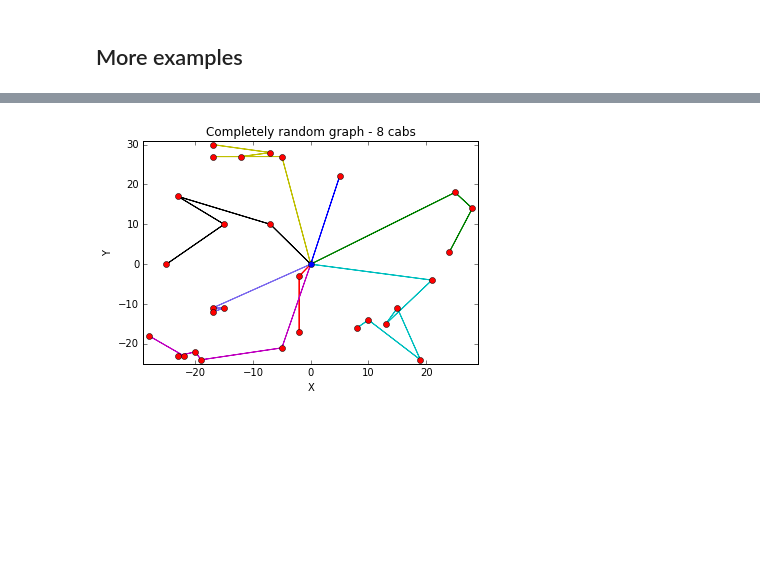
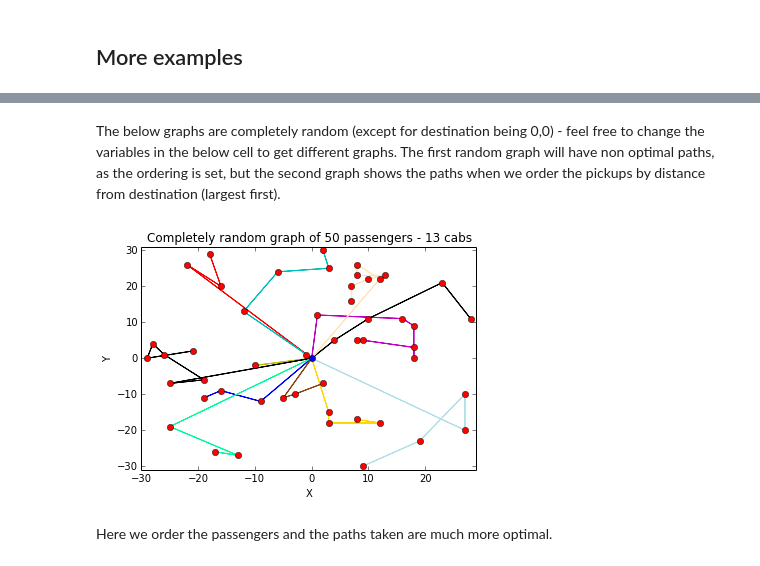
Before and after one commit to misingnoglic/cost-allocation, a Jupyter notebook: cost-allocation.ipynb, the cells around one changed output, grey strips where cells are left out. Saved outputs shown, nothing was run; the diff lists cells and outputs as text; code cells hidden in the pictures; blank space fills up the shorter version.

```diff
--- a/cost-allocation.ipynb
+++ b/cost-allocation.ipynb
@@ -109,7 +137,8 @@ paper is being represented by the code
 
 7. Add an edge from each out/in pair (where the index of the out is less than the index of the in) where the cost is the distance between the two passengers minus L.
 # %%
-def generate_graph(passengers, destination, annotate=False, complete=False):
+def generate_graph(passengers, destination,
+                   annotate=False, complete=False, mistake=False):
     '''
     This code generates the graph described by Raga in section 7.3 steps 1 through 5
     The code is annotated with what it is doing in comments
@@ -152,7 +181,7 @@ def generate_graph(passengers, destination, annotate=False, complete=False):
     # Calculating L
     # passengers + [destination] is the concatonation of the two lists
     L = len(passengers)*max_distance(passengers + [destination]) + 1
-    #L = new_round(L, 2)
+    if annotate: print "L = {}".format(L)
 
     # Step 4
     # We create n edges, one each of cost SuD and capacity 1 from each
@@ -160,6 +189,7 @@ def generate_graph(passengers, destination, annotate=False, complete=False):
     for node in G.nodes(data=True):
         if node[1]['type']=="passenger out":
             cost = distance(destination, (node[1]['x'],node[1]['y']))-L # Calculating SuD
+            if mistake: cost+=L
             cost = new_round(cost, 2)
             node_name = node[0]
             G.add_edge(node_name,"destination", cost=cost, capacity=1) # Creating the edge with that cost
@@ -178,7 +208,6 @@ def generate_graph(passengers, destination, annotate=False, complete=False):
             if u!=v:
                 G.add_edge("{}out".format(u), "{}in".format(v),
                            cost=new_round(distance(passengers[u-1], passengers[v-1])-L, 2), capacity=1)
-    if annotate: print "L = {}".format(L)
     return allocation(G, annotate=annotate) # pass this graph to step 6
 # %% [markdown]
 ### Step 6:
@@ -235,5 +272,5 @@ def allocation(G, annotate=False):
 # %%
-def allocation_interractive():
+def allocation_interractive(**kwargs):
     '''
     Interractive version of the function
     '''
@@ -245,7 +282,7 @@ def allocation_interractive():
         player_coordinates.append((coord[0],coord[1]))
     destination = raw_input("What are the x and y coordinates for the destination: ")
     destination = [int(x) for x in destination.split()]
-    return (generate_graph(player_coordinates, (destination[0], destination[1])))
+    return generate_graph(player_coordinates, (destination[0], destination[1]), **kwargs)
 
 def draw_paths(G, paths=None, title="Graph of optimal routes"):
     '''
@@ -253,7 +290,7 @@ def draw_paths(G, paths=None, title="Graph of optimal routes"):
     If path not given, it gets the path with min cost max flow
     '''
     if paths == None:
-        paths = cost_of_min_flow(G)[1]
+        paths = cost_of_min_cost(G)[1]
 
     # Way of getting random colors
     color_names = list("gbrcmyk")
@@ -395,11 +438,22 @@ draw_paths(a,paths, title="hexagon with destination in middle")
+# %% [markdown]
+The below graphs are completely random (except for destination being 0,0) - feel free to change the variables in the below cell to get different graphs. The first random graph will have non optimal paths, as the ordering is set, but the second graph shows the paths when we order the pickups by distance from destination (largest first).
+# %%
+# Constraints for random graphs
+n = 50 # number of passengers
+min_x = -30
+max_x = 30
+min_y = -30
+max_y = 30
 # %%
-passengers = [(random.randint(-30,30), random.randint(-30,30)) for i in range(30)]
+passengers = [(random.randint(min_x,max_x), random.randint(min_y,max_y)) for i in range(n)]
 destination = (0,0)
 #passengers = sorted(passengers, key = lambda x : distance(x, destination), reverse=True)
 a, paths = generate_graph(passengers, destination)
-draw_paths(a,paths, title="Completely random graph")
+draw_paths(a,paths, title="Completely random graph of {} passengers".format(n))
 # %% [output]
-[figure, old version]
+[figure, new version]
+# %% [markdown]
+Here we order the passengers and the paths taken are much more optimal.
 # %%
 passengers = sorted(passengers, key = lambda x : distance(x, destination), reverse=True)
 a, paths = generate_graph(passengers, destination)
```
Also changed, not shown: parts of 31 cells of this notebook, 18 other files.
